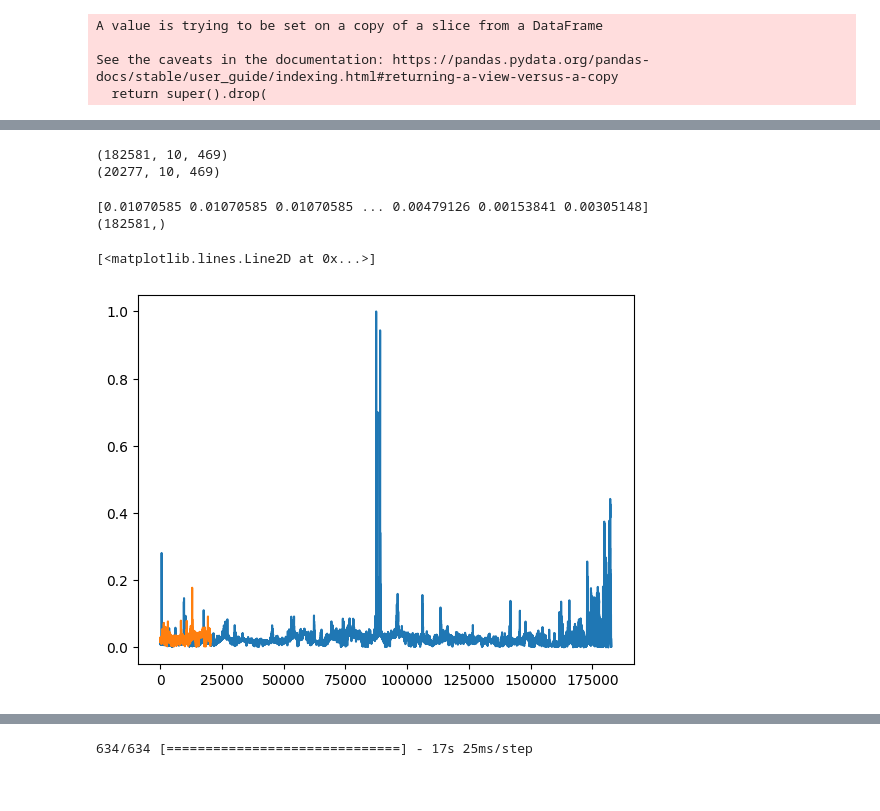
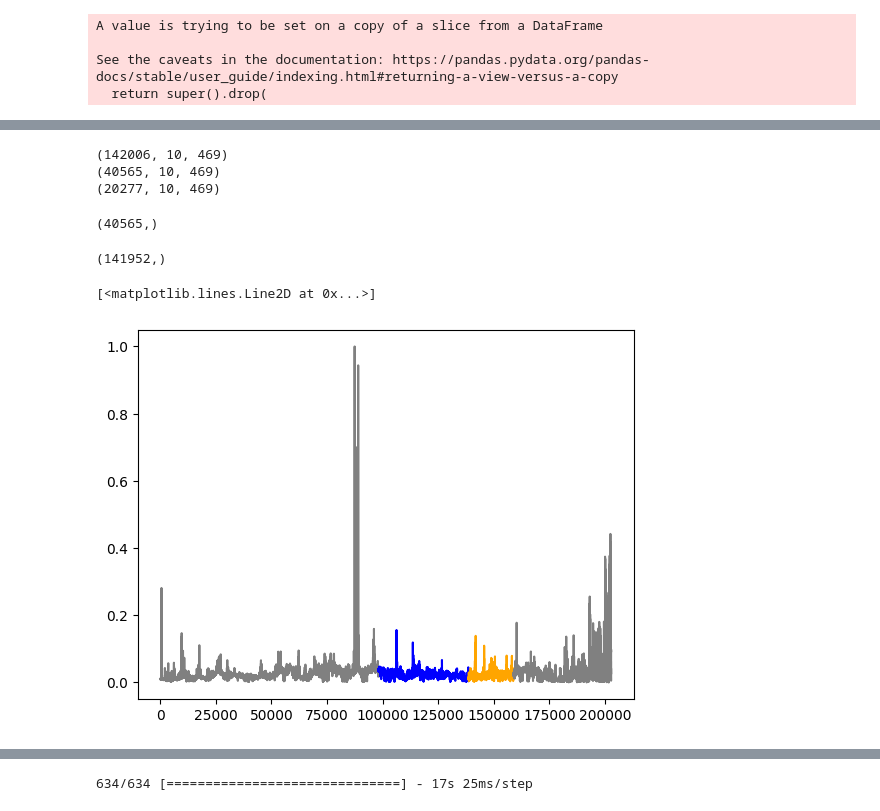
Before and after one commit to albinjanzen/masterthesis, a Jupyter notebook: baseline_lstm.ipynb, the cells around one changed output, grey strips where cells are left out. Drawn from its saved outputs; the diff is of its cells as text; code cells hidden in the pictures.

```diff
--- a/baseline_lstm.ipynb
+++ b/baseline_lstm.ipynb
@@ -12,7 +10,6 @@ import IPython.display
 # Load the dataset from CSV file
 og_df = pd.read_csv('data/Structured/all_data.csv')
 # %%
-
 df = og_df.dropna(axis=1, how='all')
 df.drop(['Summa gas/Diesel'], axis=1, inplace=True)
 
@@ -24,6 +21,16 @@ for e in df.columns:
 
 first_column = df.pop('SE1')
 df.insert(1, 'SE1', first_column)
+
+test_end = df[df['Date'] == '2018-01-01 23:00:00'].index.values[0]
+df.drop(['Date'], axis=1, inplace=True)
+# df = df.iloc[:,0:5]
+
+n_features = df.shape[1]-1
+
+# Normalize the features using MinMaxScaler
+scaler = MinMaxScaler()
+df[df.columns] = scaler.fit_transform(df[df.columns])
 # %% [output]
 A value is trying to be set on a copy of a slice from a DataFrame
 
@@ -68,21 +69,45 @@ def create_sequences(df, sequence_length):
 
 
 X_train, y_train = create_sequences(train_df, sequence_length)
+X_val, y_val = create_sequences(val_df, sequence_length)
 X_test, y_test = create_sequences(test_df, sequence_length)
 print(X_train.shape)
+print(X_val.shape)
 print(X_test.shape)
 # %% [output]
-(182581, 10, 469)
+(142006, 10, 469)
+(40565, 10, 469)
 (20277, 10, 469)
-# %%
-print(y_train)
-print(y_train.shape)
-plt.plot(y_train)
-
-plt.plot(y_test)
-# %% [output]
-[0.01070585 0.01070585 0.01070585 ... 0.00479126 0.00153841 0.00305148]
-(182581,)
-[<matplotlib.lines.Line2D at 0x...>]
-[figure, removed]
+# %%
+batch_size = 128
+print(y_val.shape)
+# Calculate the number of samples that are evenly divisible by batch_size
+num_samples_train = X_train.shape[0] // batch_size * batch_size
+num_samples_val = X_val.shape[0] // batch_size * batch_size
+num_samples_test = X_test.shape[0] // batch_size * batch_size
+
+# Reshape the input data to have a shape that is evenly divisible by batch_size
+X_train = X_train[:num_samples_train, :, :]
+y_train = y_train[:num_samples_train]
+X_val = X_val[:num_samples_val, :, :]
+y_val = y_val[:num_samples_val]
+X_test = X_test[:num_samples_test, :, :]
+y_test = y_test[:num_samples_test]
+
+# Verify that the new shape is evenly divisible by batch_size
+assert X_train.shape[0] % batch_size == 0
+assert X_val.shape[0] % batch_size == 0
+assert X_test.shape[0] % batch_size == 0
+# %% [output]
+(40565,)
+# %%
+print(y_train.shape)
+plt.plot(np.arange(0,val_end-val_size), y_train[0:val_end-val_size], color='grey')
+plt.plot(np.arange(val_end-y_val.shape[0], val_end), y_val, color='blue')
+plt.plot(np.arange(test_end-y_test.shape[0], test_end), y_test, color='orange')
+plt.plot(np.arange(test_end,(test_end + y_train[val_end-val_size:].shape[0])), y_train[val_end-val_size:], color='grey')
+# %% [output]
+(141952,)
+[<matplotlib.lines.Line2D at 0x...>]
+[figure, added]
 # %%
```
Also changed, not shown: parts of 5 cells of this notebook.
